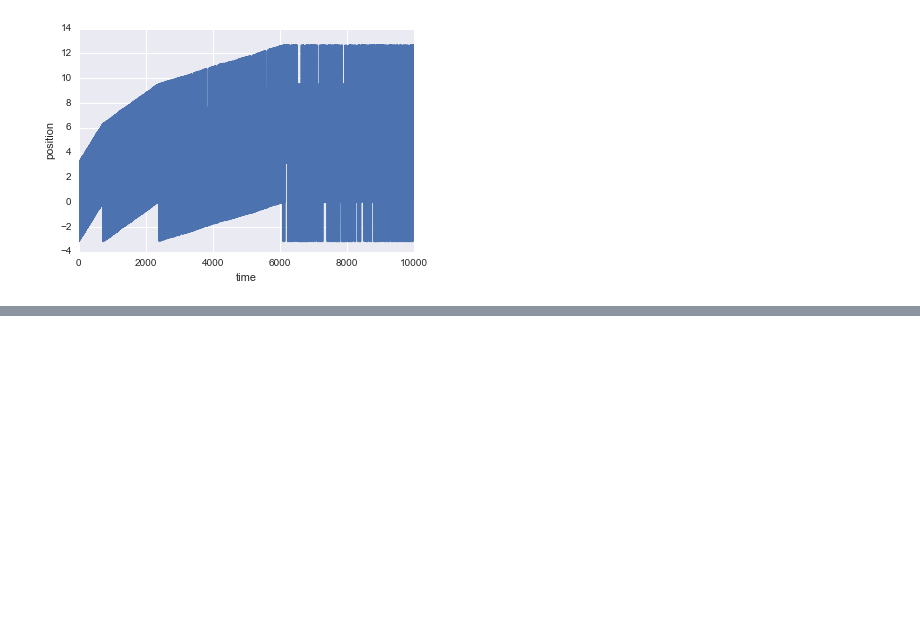
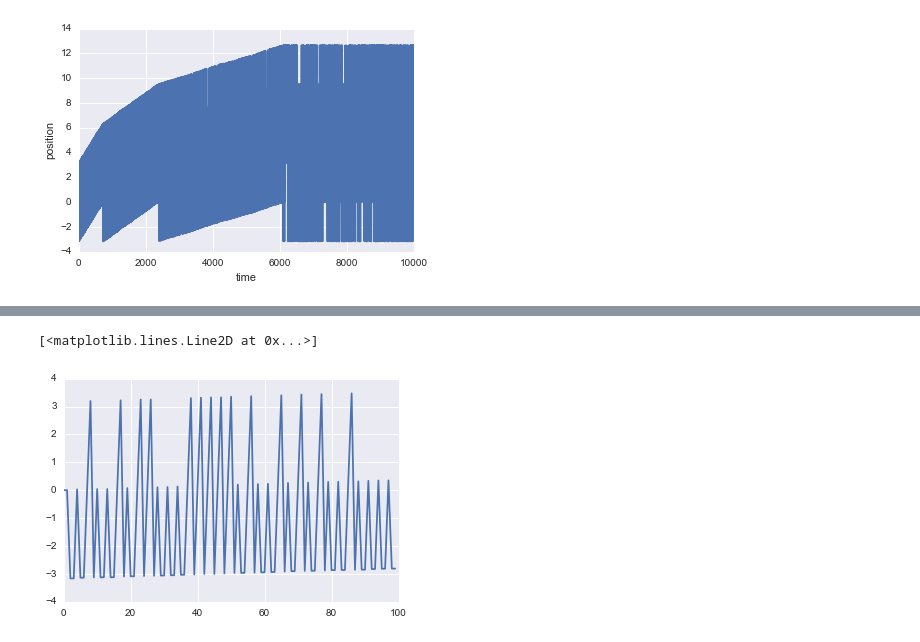
Before and after one commit to nathendel/marshall-lab, a Jupyter notebook: agent-based-ift.ipynb, the cells around one changed output, grey strips where cells are left out. Cells and saved outputs as stored; diff of their text form; code cells hidden in the pictures; blank space fills up the shorter version.

```diff
--- a/agent-based-ift.ipynb
+++ b/agent-based-ift.ipynb
@@ -815,0 +835,5 @@ pile8.motors[0].trace()
+# %%
+plt.plot(pile9.motors[0].track[0:100])
+# %% [output]
+[<matplotlib.lines.Line2D at 0x...>]
+[figure, added]
```
Also changed, not shown: parts of 35 cells of this notebook.
